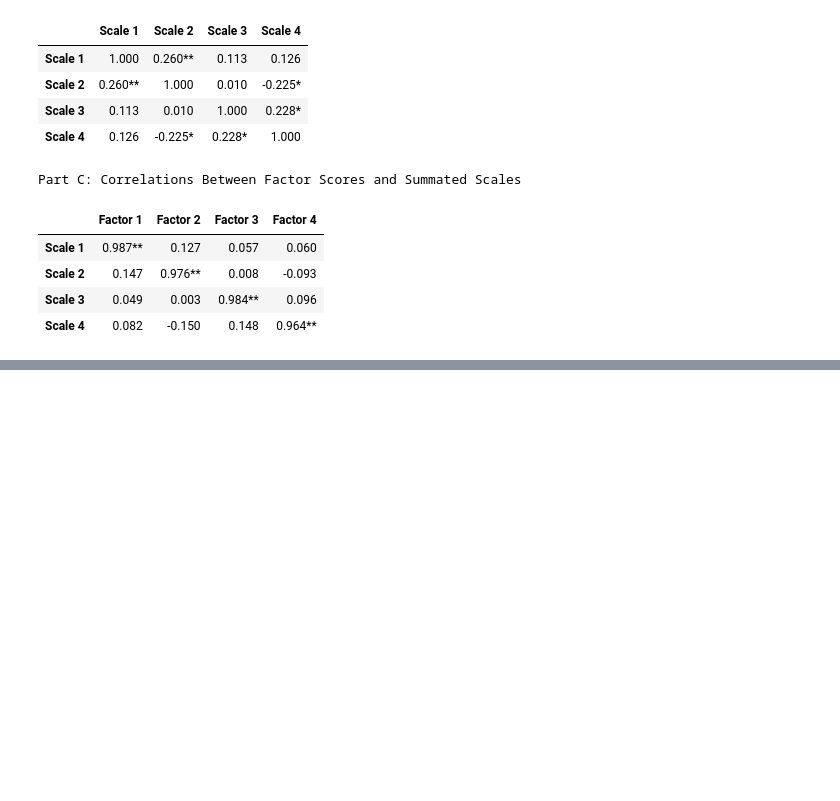
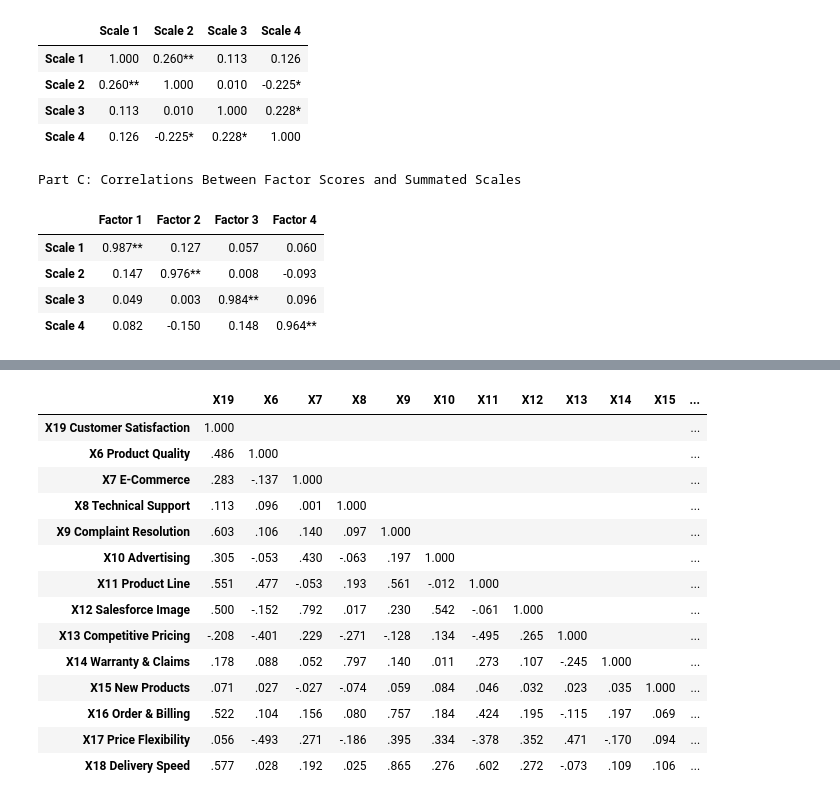
Before and after one commit to Xin95172/Personal-Project, a Jupyter notebook: 多變量分析/main.ipynb, the cells around one changed output, grey strips where cells are left out. Cells and saved outputs as stored; diff of their text form; code cells hidden in the pictures; blank space fills up the shorter version.

```diff
--- a/多變量分析/main.ipynb
+++ b/多變量分析/main.ipynb
@@ -2973,0 +2978,4 @@ Part C: Correlations Between Factor Scores and Summated Scales
+# %%
+# === 讀取資料檔案 ===
+df = pd.read_excel("data.xls", sheet_name = "HBAT", na_values = ["NA", "."])
+df[["X1", "X2", "X3", "X4", "X5", "X23"]] = df[["X1", "X2", "X3", "X4", "X5", "X23"]].astype("category")
@@ -2973,0 +2984,76 @@ Part C: Correlations Between Factor Scores and Summated Scales
+# %%
+# [步驟] 計算相關係數矩陣 (Correlation Matrix)
+# 原因 (Reason): 了解變數之間的線性關係強度與方向。
+# 目的 (Purpose): 重現 Table 5.2，包含相關係數與顯著性檢定。
+# 預期結果 (Result): 顯示格式化的相關係數表，顯著相關以粗體顯示。
+
+vars_labels = {
+    "X6": "Product Quality",
+    "X7": "E-Commerce",
+    "X8": "Technical Support",
+    "X9": "Complaint Resolution",
+    "X10": "Advertising",
+    "X11": "Product Line",
+    "X12": "Salesforce Image",
+    "X13": "Competitive Pricing",
+    "X14": "Warranty & Claims",
+    "X15": "New Products",
+    "X16": "Order & Billing",
+    "X17": "Price Flexibility",
+    "X18": "Delivery Speed",
+    "X19": "Customer Satisfaction"
+}
+
+# Define the order of variables
+cols_order = ["X19"] + [f"X{i}" for i in range(6, 19)]
+
+# Calculate correlation and p-values
+corr_matrix = pd.DataFrame(index=cols_order, columns=cols_order)
+pval_matrix = pd.DataFrame(index=cols_order, columns=cols_order)
+
+for r in cols_order:
+    for c in cols_order:
+        # Ensure numeric
+        v1 = pd.to_numeric(df[r], errors='coerce')
+        v2 = pd.to_numeric(df[c], errors='coerce')
+        mask = ~np.isnan(v1) & ~np.isnan(v2)
+        if mask.sum() > 1:
+            corr, p = stats.pearsonr(v1[mask], v2[mask])
+            corr_matrix.loc[r, c] = corr
+            pval_matrix.loc[r, c] = p
+        else:
+            corr_matrix.loc[r, c] = np.nan
+            pval_matrix.loc[r, c] = np.nan
+
+# Create display DataFrame
+formatted_index = [f"{col} {vars_labels[col]}" for col in cols_order]
+
+display_df = pd.DataFrame(index=formatted_index, columns=cols_order)
+style_map = pd.DataFrame("", index=formatted_index, columns=cols_order)
+
+for r_idx, r in enumerate(cols_order):
+    for c_idx, c in enumerate(cols_order):
+        if c_idx > r_idx:
+             display_df.iloc[r_idx, c_idx] = ""
+        else:
+             val = corr_matrix.loc[r, c]
+             p = pval_matrix.loc[r, c]
+             if r == c:
+                 display_df.iloc[r_idx, c_idx] = "1.000"
+             else:
+                 if pd.isna(val):
+                     display_df.iloc[r_idx, c_idx] = "NaN"
+                     continue
+                 s = f"{val:.3f}"
+                 if s.startswith("0."): s = s[1:]
+                 elif s.startswith("-0."): s = "-" + s[2:]
+                 display_df.iloc[r_idx, c_idx] = s
+                 if p < 0.05:
+                     style_map.iloc[r_idx, c_idx] = "font-weight: bold;"
+
+print("Table 5.2 Correlation Matrix: HBAT Data")
+print("Note: Items in bold are significant at .05 level.")
+
+# Display with style
+display(display_df.style.apply(lambda x: style_map, axis=None))
+# %% [output]
@@ -2973,0 +3062,15 @@ Part C: Correlations Between Factor Scores and Summated Scales
+|  | X19 | X6 | X7 | X8 | X9 | X10 | X11 | X12 | X13 | X14 | X15 | ... |
+| X19 Customer Satisfaction | 1.000 |  |  |  |  |  |  |  |  |  |  | ... |
+| X6 Product Quality | .486 | 1.000 |  |  |  |  |  |  |  |  |  | ... |
+| X7 E-Commerce | .283 | -.137 | 1.000 |  |  |  |  |  |  |  |  | ... |
+| X8 Technical Support | .113 | .096 | .001 | 1.000 |  |  |  |  |  |  |  | ... |
+| X9 Complaint Resolution | .603 | .106 | .140 | .097 | 1.000 |  |  |  |  |  |  | ... |
+| X10 Advertising | .305 | -.053 | .430 | -.063 | .197 | 1.000 |  |  |  |  |  | ... |
+| X11 Product Line | .551 | .477 | -.053 | .193 | .561 | -.012 | 1.000 |  |  |  |  | ... |
+| X12 Salesforce Image | .500 | -.152 | .792 | .017 | .230 | .542 | -.061 | 1.000 |  |  |  | ... |
+| X13 Competitive Pricing | -.208 | -.401 | .229 | -.271 | -.128 | .134 | -.495 | .265 | 1.000 |  |  | ... |
+| X14 Warranty & Claims | .178 | .088 | .052 | .797 | .140 | .011 | .273 | .107 | -.245 | 1.000 |  | ... |
+| X15 New Products | .071 | .027 | -.027 | -.074 | .059 | .084 | .046 | .032 | .023 | .035 | 1.000 | ... |
+| X16 Order & Billing | .522 | .104 | .156 | .080 | .757 | .184 | .424 | .195 | -.115 | .197 | .069 | ... |
+| X17 Price Flexibility | .056 | -.493 | .271 | -.186 | .395 | .334 | -.378 | .352 | .471 | -.170 | .094 | ... |
+| X18 Delivery Speed | .577 | .028 | .192 | .025 | .865 | .276 | .602 | .272 | -.073 | .109 | .106 | ... |
```
Also changed, not shown: parts of 5 cells of this notebook.
